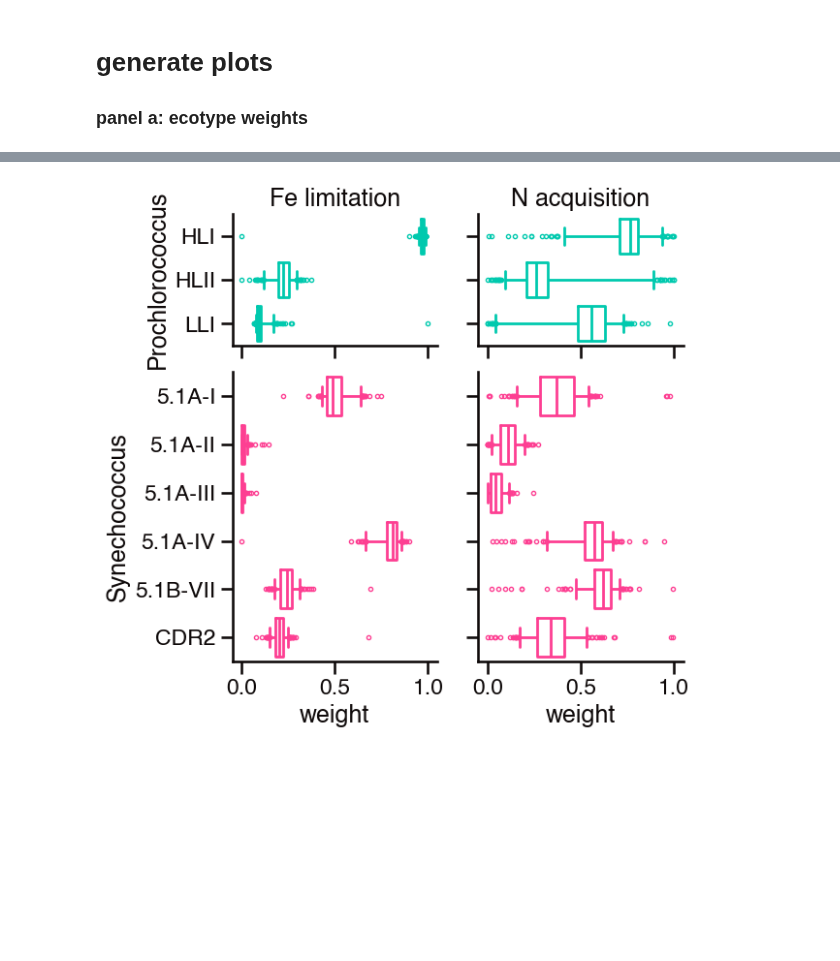
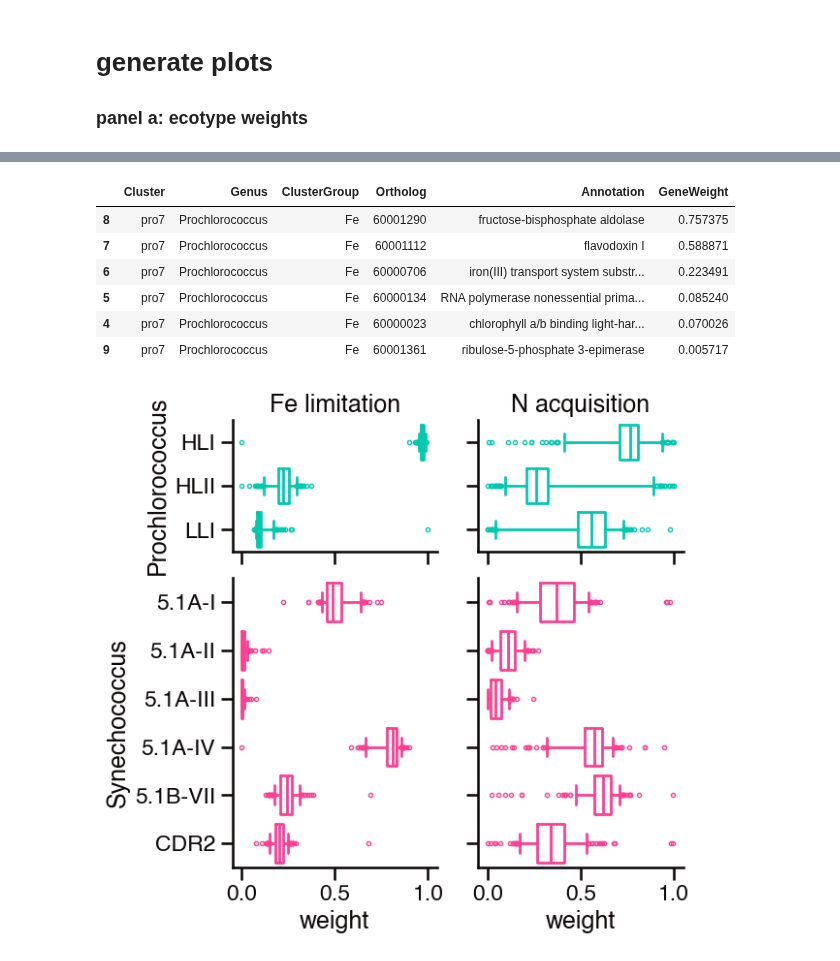
Before and after one commit to blasks/barnacle-manuscript, a Jupyter notebook: figures/7-interpretation/fe-n-clusters.ipynb, the cells around one changed output, grey strips where cells are left out. Saved outputs shown, nothing was run; the diff lists cells and outputs as text; code cells hidden in the pictures; blank space fills up the shorter version.

```diff
--- a/figures/7-interpretation/fe-n-clusters.ipynb
+++ b/figures/7-interpretation/fe-n-clusters.ipynb
@@ -414,3 +427,36 @@ ecotype_df
+# %%
+# pull out gene weights
+
+geneweight_df = pd.DataFrame()
+# pull gene weights of all clusters
+with pd.option_context('mode.chained_assignment', None):
+    for genus in ['pro', 'syn']:
+        ds = {'pro': pro_ds, 'syn': syn_ds}[genus]
+        for clustergroup in ['Fe', 'N']:
+            cluster = {'Fe': fe_clusters, 'N': n_clusters}[clustergroup][genus]
+            cluster_geneweight_df = ds.sel(Component=cluster).GeneWeight.to_series().reset_index()
+            medians = cluster_geneweight_df.groupby('Ortholog').GeneWeight.median()
+            cluster_geneweight_df = cluster_geneweight_df[
+                cluster_geneweight_df.Ortholog.isin(medians[~medians.eq(0.)].index)].reset_index(drop=True)
+            cluster_geneweight_df['Genus'] = {'pro': 'Prochlorococcus', 'syn': 'Synechococcus'}[genus]
+            cluster_geneweight_df['Cluster'] = f"{genus}{cluster}"
+            cluster_geneweight_df['ClusterGroup'] = clustergroup
+            cluster_geneweight_df['Annotation'] = cluster_geneweight_df['Ortholog'].map(ds['Annotation'].to_series())
+            if len(geneweight_df) == 0:
+                geneweight_df = cluster_geneweight_df
+            else:
+                geneweight_df = pd.concat([geneweight_df, cluster_geneweight_df])
+
+median_gene_df = geneweight_df.groupby(['Cluster', 'Genus', 'ClusterGroup', 'Ortholog', 'Annotation']).GeneWeight.median().reset_index()
+median_gene_df[median_gene_df.Cluster == 'pro7'].sort_values('GeneWeight', ascending=False)
+# %% [output]
+|  | Cluster | Genus | ClusterGroup | Ortholog | Annotation | GeneWeight |
+| 8 | pro7 | Prochlorococcus | Fe | 60001290 | fructose-bisphosphate aldolase | 0.757375 |
+| 7 | pro7 | Prochlorococcus | Fe | 60001112 | flavodoxin I | 0.588871 |
+| 6 | pro7 | Prochlorococcus | Fe | 60000706 | iron(III) transport system substr... | 0.223491 |
+| 5 | pro7 | Prochlorococcus | Fe | 60000134 | RNA polymerase nonessential prima... | 0.085240 |
+| 4 | pro7 | Prochlorococcus | Fe | 60000023 | chlorophyll a/b binding light-har... | 0.070026 |
+| 9 | pro7 | Prochlorococcus | Fe | 60001361 | ribulose-5-phosphate 3-epimerase | 0.005717 |
 # %%
 # make ecotype weight figure
 
```
Also changed, not shown: parts of 5 cells of this notebook.
